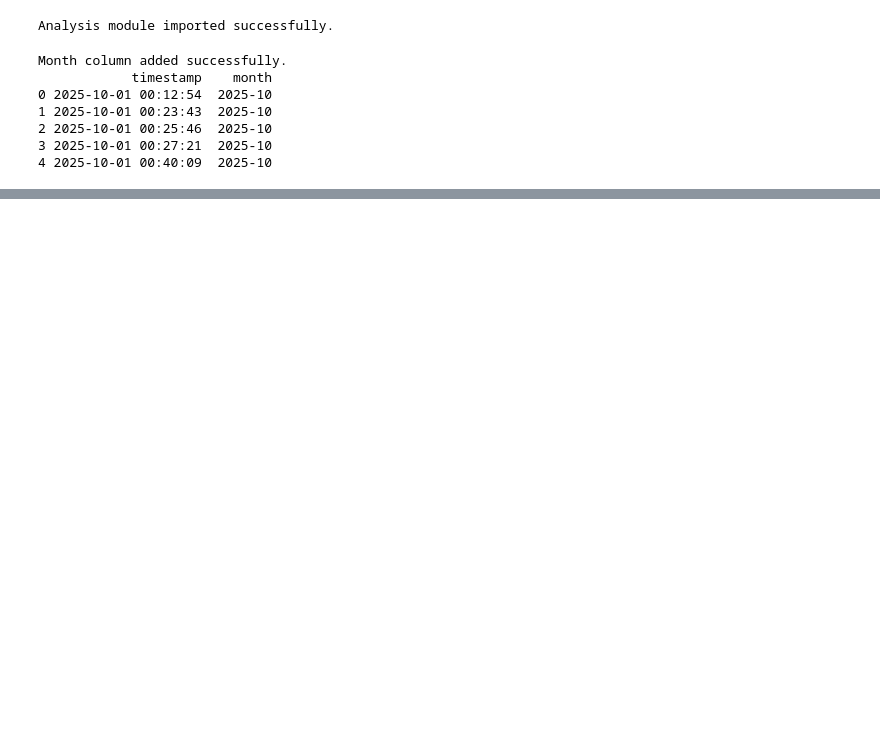
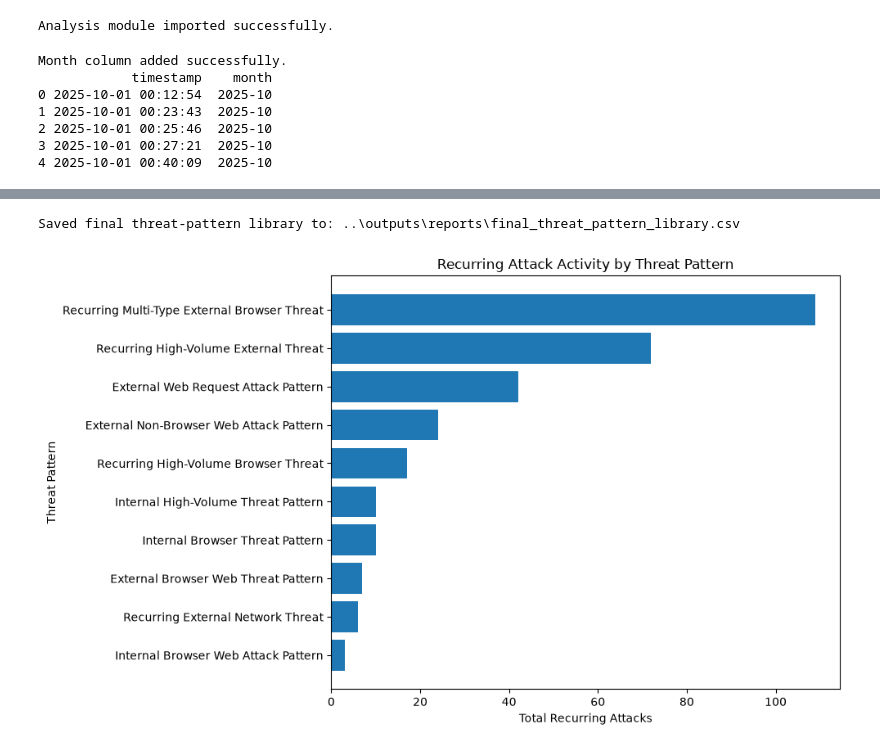
Before and after one commit to NidamanuriBhargav/cybersecurity-ai-threat-detection, a Jupyter notebook: notebooks/01_data_exploration.ipynb, the cells around one changed output, grey strips where cells are left out. Drawn from its saved outputs; the diff is of its cells as text; code cells hidden in the pictures; blank space fills up the shorter version.

Commit message:
Complete threat pattern analysis and visualizations

```diff
--- a/notebooks/01_data_exploration.ipynb
+++ b/notebooks/01_data_exploration.ipynb
@@ -3381,0 +3980,20 @@ Shape: (10, 20)
+# %%
+pattern_names = {
+    2: "Recurring Multi-Type External Browser Threat",
+    3: "Recurring High-Volume External Threat",
+    0: "External Web Request Attack Pattern",
+    9: "External Non-Browser Web Attack Pattern",
+    5: "Recurring High-Volume Browser Threat",
+    4: "Internal Browser Threat Pattern",
+    15: "Internal High-Volume Threat Pattern",
+    10: "External Browser Web Threat Pattern",
+    1: "Recurring External Network Threat",
+    7: "Internal Browser Web Attack Pattern"
+}
+
+pattern_name_df = pd.DataFrame(
+    list(pattern_names.items()),
+    columns=["cluster", "pattern_name"]
+)
+
+pattern_name_df
@@ -3381,0 +4066,36 @@ Shape: (10, 20)
+# %%
+from pathlib import Path
+
+output_path = Path("../outputs/reports/final_threat_pattern_library.csv")
+
+final_threat_pattern_library.to_csv(
+    output_path,
+    index=False
+)
+
+print(f"Saved final threat-pattern library to: {output_path}")
+# %% [output]
+Saved final threat-pattern library to: ..\outputs\reports\final_threat_pattern_library.csv
+# %%
+import matplotlib.pyplot as plt
+
+plot_data = final_threat_pattern_library.sort_values(
+    "total_recurring_attacks",
+    ascending=True
+)
+
+plt.figure(figsize=(10, 6))
+
+plt.barh(
+    plot_data["pattern_name"],
+    plot_data["total_recurring_attacks"]
+)
+
+plt.xlabel("Total Recurring Attacks")
+plt.ylabel("Threat Pattern")
+plt.title("Recurring Attack Activity by Threat Pattern")
+
+plt.tight_layout()
+plt.show()
+# %% [output]
+[figure, added]
```
Also changed, not shown: parts of 42 cells of this notebook, 8 other files.
